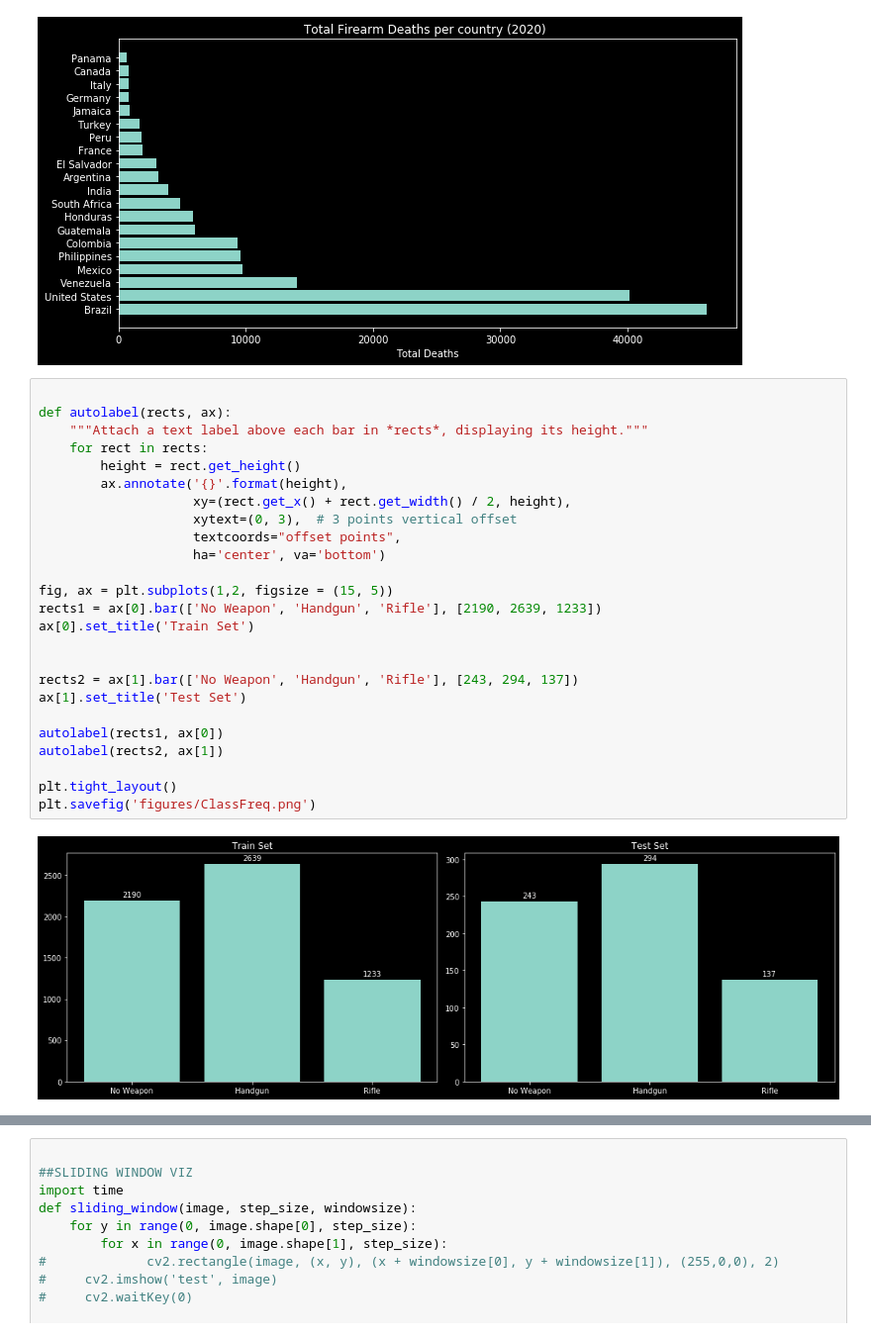
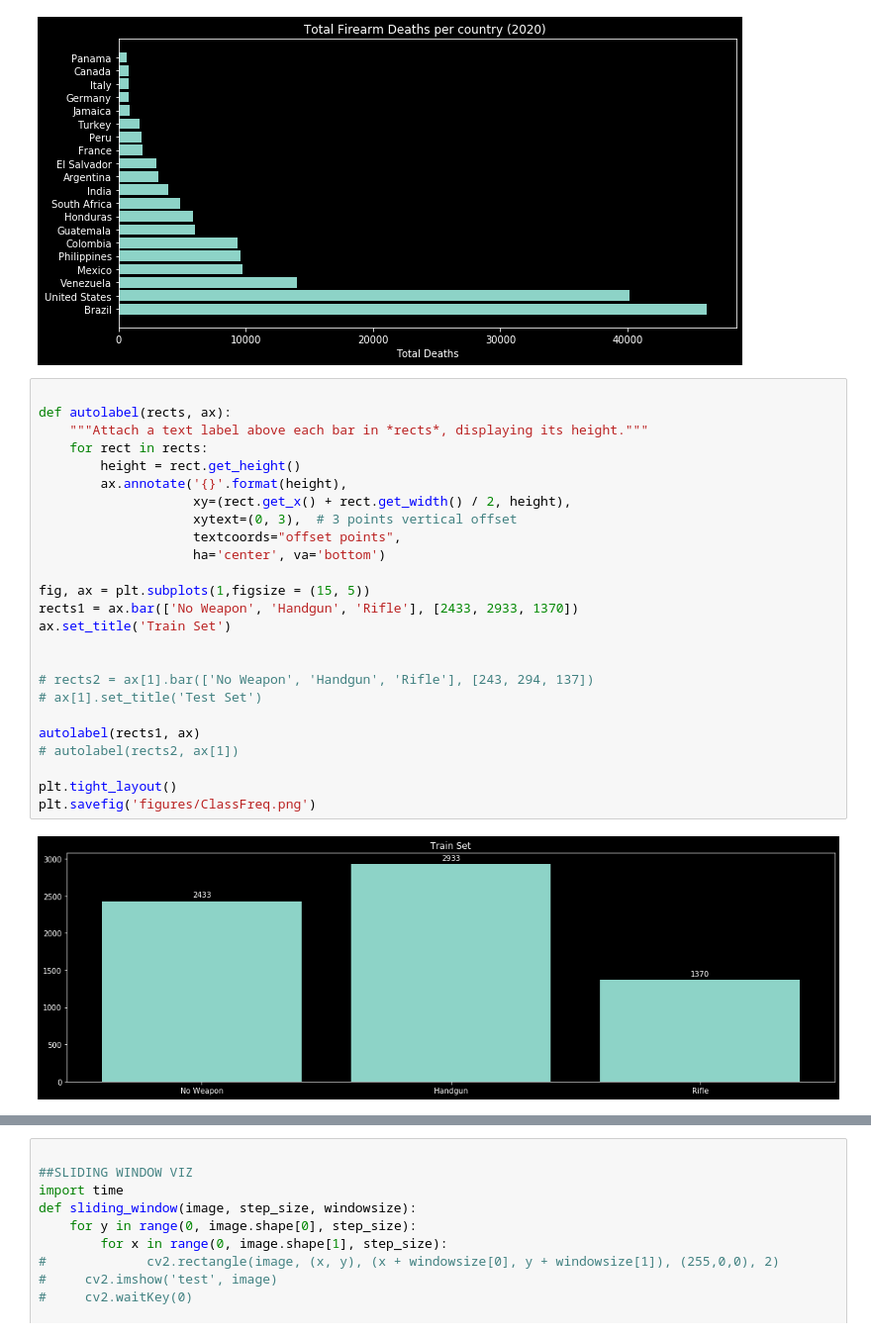
Before and after one commit to HeeebsInc/WeaponDetection, a Jupyter notebook: Other.ipynb, the cells around one changed output, grey strips where cells are left out. Shown at 99% size. Drawn from its saved outputs; the diff is of its cells as text.

```diff
--- a/Other.ipynb
+++ b/Other.ipynb
@@ -19,27 +353,27 @@ plt.savefig('figures/FirearmDeaths.png')
 # %%
 
 def autolabel(rects, ax):
     """Attach a text label above each bar in *rects*, displaying its height."""
     for rect in rects:
         height = rect.get_height()
         ax.annotate('{}'.format(height),
                     xy=(rect.get_x() + rect.get_width() / 2, height),
                     xytext=(0, 3),  # 3 points vertical offset
                     textcoords="offset points",
                     ha='center', va='bottom')
 
-fig, ax = plt.subplots(1,2, figsize = (15, 5))
-rects1 = ax[0].bar(['No Weapon', 'Handgun', 'Rifle'], [2190, 2639, 1233])
-ax[0].set_title('Train Set')
+fig, ax = plt.subplots(1,figsize = (15, 5))
+rects1 = ax.bar(['No Weapon', 'Handgun', 'Rifle'], [2433, 2933, 1370])
+ax.set_title('Train Set')
 
 
-rects2 = ax[1].bar(['No Weapon', 'Handgun', 'Rifle'], [243, 294, 137])
-ax[1].set_title('Test Set')
+# rects2 = ax[1].bar(['No Weapon', 'Handgun', 'Rifle'], [243, 294, 137])
+# ax[1].set_title('Test Set')
 
-autolabel(rects1, ax[0])
-autolabel(rects2, ax[1])
+autolabel(rects1, ax)
+# autolabel(rects2, ax[1])
 
 plt.tight_layout()
 plt.savefig('figures/ClassFreq.png')
 # %% [output]
-[figure, old version]
+[figure, new version]
```
Also changed, not shown: parts of 6 cells of this notebook, 8 other files.
